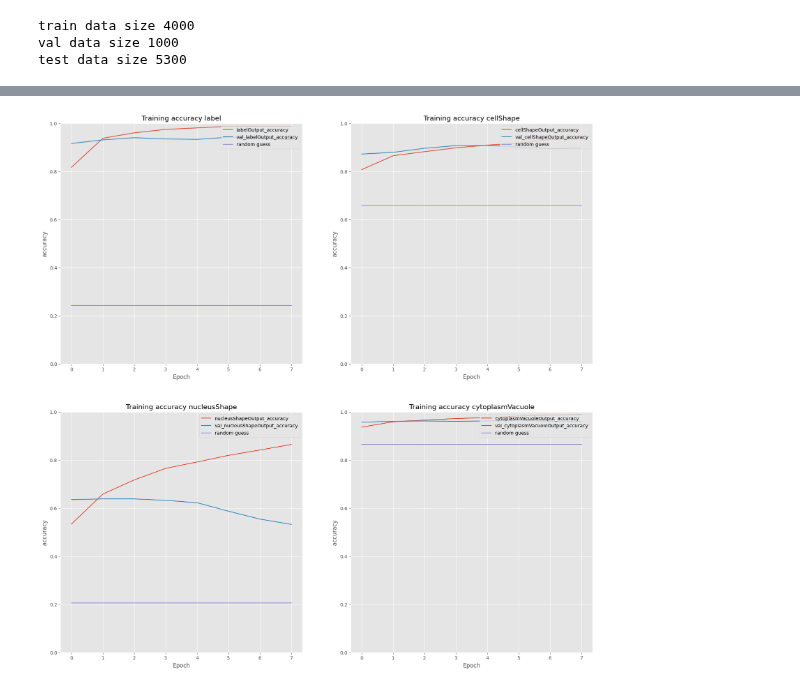
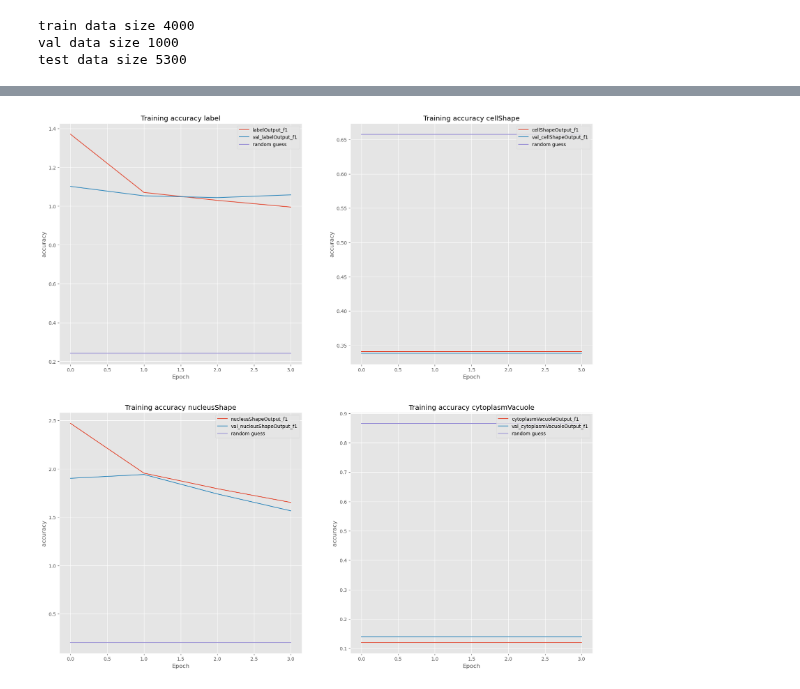
Before and after one commit to Fish4203/deep-learning, a Jupyter notebook: A1.ipynb, the cells around one changed output, grey strips where cells are left out. Saved outputs shown, nothing was run; the diff lists cells and outputs as text; code cells hidden in the pictures.

```diff
--- a/A1.ipynb
+++ b/A1.ipynb
@@ -125,12 +127,12 @@ I chose to only change the orientation because other factors like brightness and
 # %%
 def getLabel(path):
 	path = path.numpy().decode("utf-8")
-	key = os.path.basename(path)[:9]
+	Key = os.path.basename(path)[:9]
 
-	if key not in allLabelDict:
-		print("Missing key:", key)
-		raise ValueError("Missing label key.")
-	return tf.convert_to_tensor(allLabelDict[key])
+	if Key not in allLabelDict:
+		print("Missing Key:", Key)
+		raise ValueError("Missing label Key.")
+	return tf.convert_to_tensor(allLabelDict[Key])
 
 def getImage(path):
 	img = tf.io.read_file(path)
@@ -298,7 +334,7 @@ Model: "multi-task-classifier"
 history = model.fit(
   trainData,
   validation_data=valData,
-  epochs=8,
+  epochs=4,
   batch_size=batchSize
 )
 # %% [output]
@@ -322,28 +344,28 @@ Epoch 8/8
 # %%
 # plot
 
 plt.style.use("ggplot")
 plt.figure(figsize=(20,20))
 Nepoch=len(history.epoch)
 
 i = 0
 for outLabel in ['label', 'cellShape', 'nucleusShape', 'cytoplasmVacuole']:
 	i += 1
 	plt.subplot(2,2,i)
-	trainKey = f'{outLabel}Output_accuracy'
+	trainKey = f'{outLabel}Output_f1'
 	testKey = f'val_{trainKey}'
 
 	plt.plot(np.arange(0, Nepoch), history.history[trainKey], label=trainKey)
 
 	plt.plot(np.arange(0, Nepoch), history.history[testKey], label=testKey)
 	plt.plot(np.arange(0, Nepoch), [classRandomAcc[outLabel] for i in range(Nepoch)], label='random guess')
 
 	plt.title(f"Training accuracy {outLabel}")
-	plt.ylim(0,1)
+	# plt.ylim(0,1)
 	plt.xlabel("Epoch")
 	plt.ylabel("accuracy")
 	plt.legend(loc="upper right")
 
 plt.show()
 # %% [output]
-[figure, old version]
+[figure, new version]
```
Also changed, not shown: parts of 8 cells of this notebook, 1 other file.
